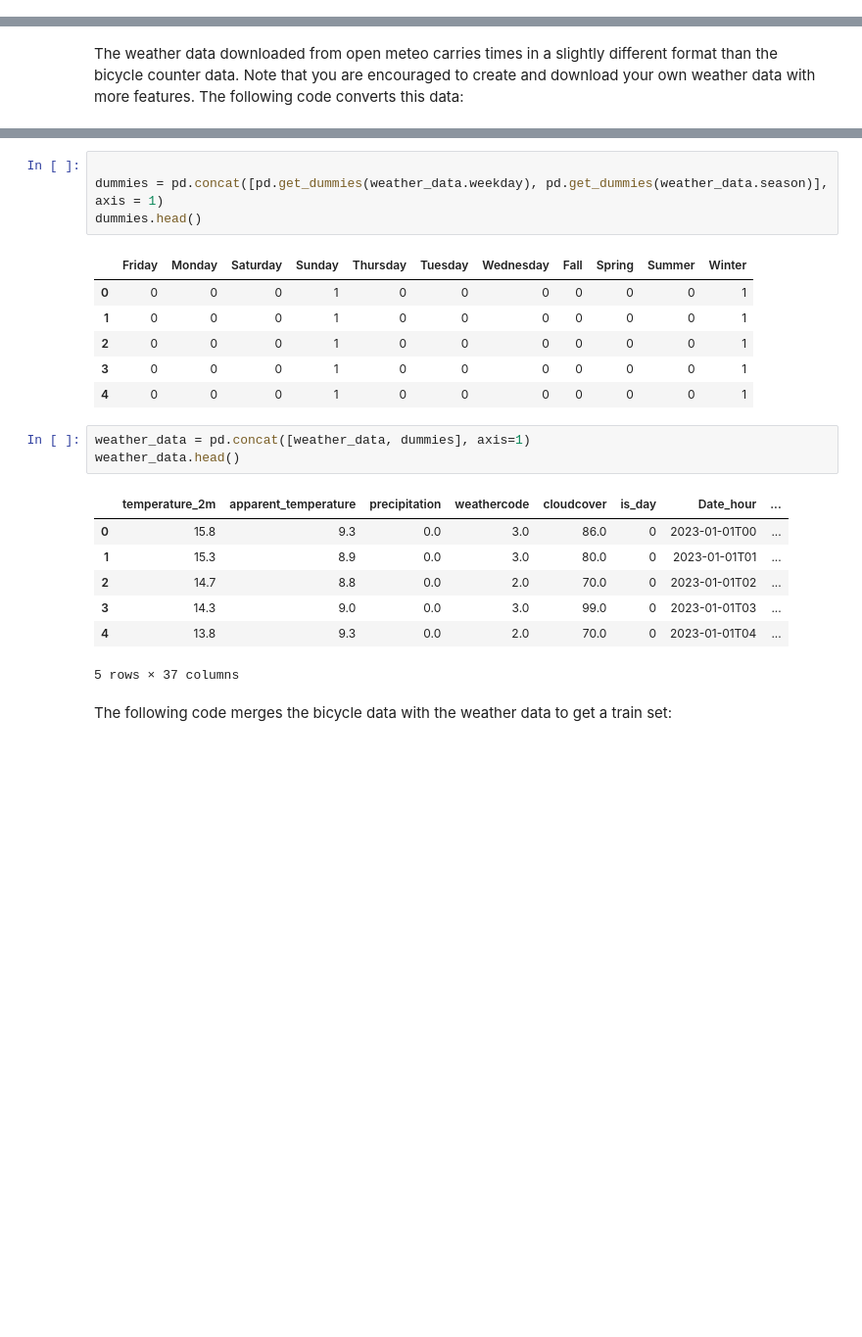
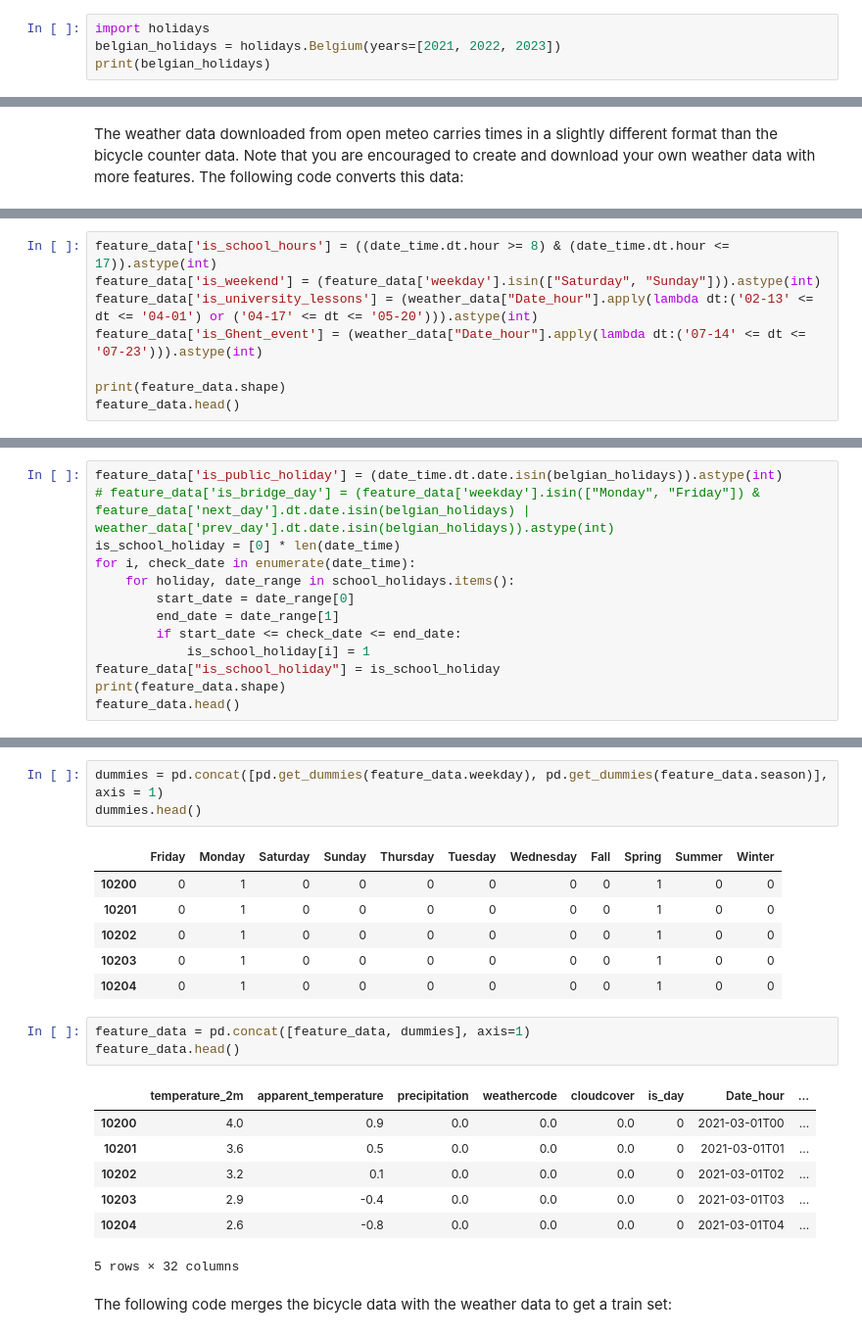
Before and after one commit to Lucmeister55/MLLS_Project1, a Jupyter notebook: project-1-starter-notebook.ipynb, the cells around one changed output, grey strips where cells are left out. Shown: that part at 98% size. Drawn from its saved outputs; the diff is of its cells as text; blank space fills up the shorter version.

```diff
--- a/project-1-starter-notebook.ipynb
+++ b/project-1-starter-notebook.ipynb
@@ -97,0 +72,4 @@ school_holidays_data.head()
+# %%
+import holidays
+belgian_holidays = holidays.Belgium(years=[2021, 2022, 2023])
+print(belgian_holidays)
@@ -165,0 +142,8 @@ weather_data.head()
+# %%
+feature_data['is_school_hours'] = ((date_time.dt.hour >= 8) & (date_time.dt.hour <= 17)).astype(int)
+feature_data['is_weekend'] = (feature_data['weekday'].isin(["Saturday", "Sunday"])).astype(int)
+feature_data['is_university_lessons'] = (weather_data["Date_hour"].apply(lambda dt:('02-13' <= dt <= '04-01') or ('04-17' <= dt <= '05-20'))).astype(int)
+feature_data['is_Ghent_event'] = (weather_data["Date_hour"].apply(lambda dt:('07-14' <= dt <= '07-23'))).astype(int)
+
+print(feature_data.shape)
+feature_data.head()
@@ -165,0 +158,13 @@ weather_data.head()
+# %%
+feature_data['is_public_holiday'] = (date_time.dt.date.isin(belgian_holidays)).astype(int)
+# feature_data['is_bridge_day'] = (feature_data['weekday'].isin(["Monday", "Friday"]) & feature_data['next_day'].dt.date.isin(belgian_holidays) | weather_data['prev_day'].dt.date.isin(belgian_holidays)).astype(int)
+is_school_holiday = [0] * len(date_time)
+for i, check_date in enumerate(date_time):
+    for holiday, date_range in school_holidays.items():
+        start_date = date_range[0]
+        end_date = date_range[1]
+        if start_date <= check_date <= end_date:
+            is_school_holiday[i] = 1
+feature_data["is_school_holiday"] = is_school_holiday
+print(feature_data.shape)
+feature_data.head()
@@ -166,25 +180,24 @@ weather_data.head()
 # %%
-
-dummies = pd.concat([pd.get_dummies(weather_data.weekday), pd.get_dummies(weather_data.season)], axis = 1)
+dummies = pd.concat([pd.get_dummies(feature_data.weekday), pd.get_dummies(feature_data.season)], axis = 1)
 dummies.head()
 # %% [output]
 |  | Friday | Monday | Saturday | Sunday | Thursday | Tuesday | Wednesday | Fall | Spring | Summer | Winter |
-| 0 | 0 | 0 | 0 | 1 | 0 | 0 | 0 | 0 | 0 | 0 | 1 |
-| 1 | 0 | 0 | 0 | 1 | 0 | 0 | 0 | 0 | 0 | 0 | 1 |
-| 2 | 0 | 0 | 0 | 1 | 0 | 0 | 0 | 0 | 0 | 0 | 1 |
-| 3 | 0 | 0 | 0 | 1 | 0 | 0 | 0 | 0 | 0 | 0 | 1 |
-| 4 | 0 | 0 | 0 | 1 | 0 | 0 | 0 | 0 | 0 | 0 | 1 |
+| 10200 | 0 | 1 | 0 | 0 | 0 | 0 | 0 | 0 | 1 | 0 | 0 |
+| 10201 | 0 | 1 | 0 | 0 | 0 | 0 | 0 | 0 | 1 | 0 | 0 |
+| 10202 | 0 | 1 | 0 | 0 | 0 | 0 | 0 | 0 | 1 | 0 | 0 |
+| 10203 | 0 | 1 | 0 | 0 | 0 | 0 | 0 | 0 | 1 | 0 | 0 |
+| 10204 | 0 | 1 | 0 | 0 | 0 | 0 | 0 | 0 | 1 | 0 | 0 |
 # %%
-weather_data = pd.concat([weather_data, dummies], axis=1)
-weather_data.head()
+feature_data = pd.concat([feature_data, dummies], axis=1)
+feature_data.head()
 # %% [output]
 |  | temperature_2m | apparent_temperature | precipitation | weathercode | cloudcover | is_day | Date_hour | ... |
-| 0 | 15.8 | 9.3 | 0.0 | 3.0 | 86.0 | 0 | 2023-01-01T00 | ... |
-| 1 | 15.3 | 8.9 | 0.0 | 3.0 | 80.0 | 0 | 2023-01-01T01 | ... |
-| 2 | 14.7 | 8.8 | 0.0 | 2.0 | 70.0 | 0 | 2023-01-01T02 | ... |
-| 3 | 14.3 | 9.0 | 0.0 | 3.0 | 99.0 | 0 | 2023-01-01T03 | ... |
-| 4 | 13.8 | 9.3 | 0.0 | 2.0 | 70.0 | 0 | 2023-01-01T04 | ... |
+| 10200 | 4.0 | 0.9 | 0.0 | 0.0 | 0.0 | 0 | 2021-03-01T00 | ... |
+| 10201 | 3.6 | 0.5 | 0.0 | 0.0 | 0.0 | 0 | 2021-03-01T01 | ... |
+| 10202 | 3.2 | 0.1 | 0.0 | 0.0 | 0.0 | 0 | 2021-03-01T02 | ... |
+| 10203 | 2.9 | -0.4 | 0.0 | 0.0 | 0.0 | 0 | 2021-03-01T03 | ... |
+| 10204 | 2.6 | -0.8 | 0.0 | 0.0 | 0.0 | 0 | 2021-03-01T04 | ... |
-5 rows × 37 columns
+5 rows × 32 columns
 # %% [markdown]
 The following code merges the bicycle data with the weather data to get a train set:
 # %%
```
Also changed, not shown: parts of 19 cells of this notebook, 2 other files.
